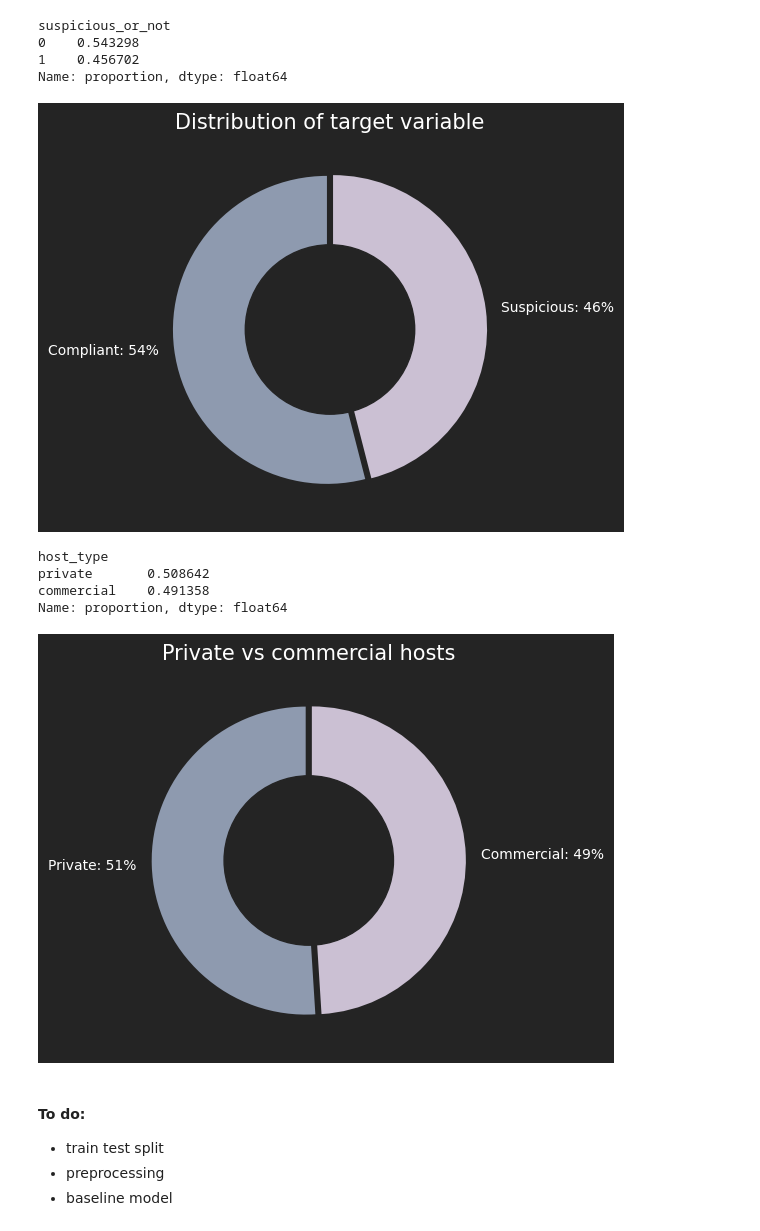
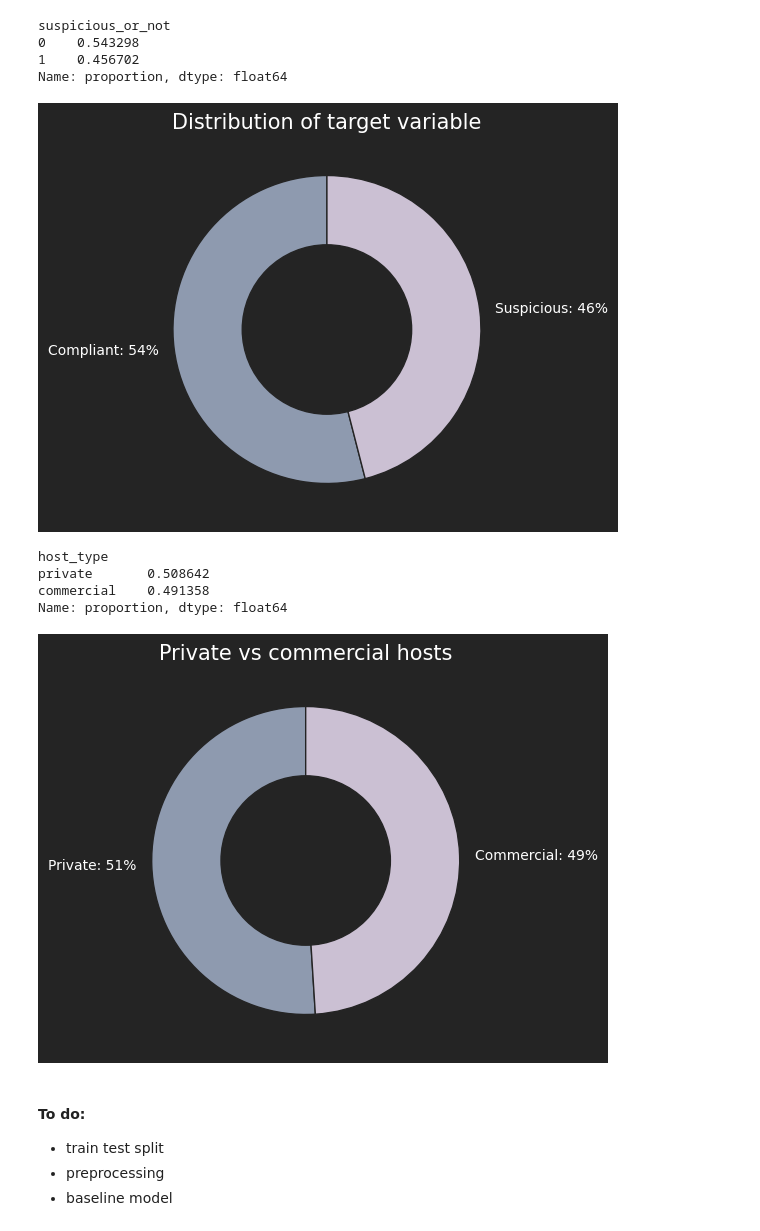
Before and after one commit to scheinmensch/Infringement_Detection_on_Airbnb, a Jupyter notebook: notebooks/Define_variable.ipynb, the cells around one changed output. Saved outputs shown, nothing was run; the diff lists cells and outputs as text; code cells hidden in the pictures.

```diff
--- a/notebooks/Define_variable.ipynb
+++ b/notebooks/Define_variable.ipynb
@@ -143,21 +144,21 @@ Name: proportion, dtype: float64
 # %%
 names =['Compliant: 54%', 'Suspicious: 46%']
 sizes = [54,46]
 fig = plt.figure()
 fig.set_size_inches(8,5)
 fig.patch.set_facecolor('#242424')
 plt.rcParams['text.color'] = 'white'
 plt.rcParams
 my_circle=plt.Circle( (0,0), 0.55, color='#242424')
-plt.pie(x=sizes, labels=names, colors=['#8e9aaf', '#cbc0d3'], startangle=90, explode=[0.02, 0.02])
+plt.pie(x=sizes, labels=names, colors=['#8e9aaf', '#cbc0d3'], startangle=90, wedgeprops={"edgecolor":'#242424'})
 p=plt.gcf()
 p.gca().add_artist(my_circle)
 plt.title(
     label="Distribution of target variable",
     fontdict={"fontsize":15})
 plt.show()
 # %% [output]
-[figure, old version]
+[figure, new version]
 # %%
 bcn['host_type'].value_counts(normalize=True)
 # %% [output]
@@ -174,7 +175,7 @@ fig.patch.set_facecolor('#242424')
 plt.rcParams['text.color'] = 'white'
 plt.rcParams
 my_circle=plt.Circle( (0,0), 0.55, color='#242424')
-plt.pie(x=sizes, labels=names, colors=['#8e9aaf', '#cbc0d3'], startangle=90, explode=[0.02, 0.02])
+plt.pie(x=sizes, labels=names, colors=['#8e9aaf', '#cbc0d3'], startangle=90, wedgeprops={"edgecolor":'#242424'})
 p=plt.gcf()
 p.gca().add_artist(my_circle)
 plt.title(
@@ -182,7 +183,7 @@ plt.title(
     fontdict={"fontsize":15})
 plt.show()
 # %% [output]
-[figure, old version]
+[figure, new version]
 # %% [markdown]
 #### To do:
 - train test split
```
Also changed, not shown: parts of 1 cell of this notebook, 3 other files.
